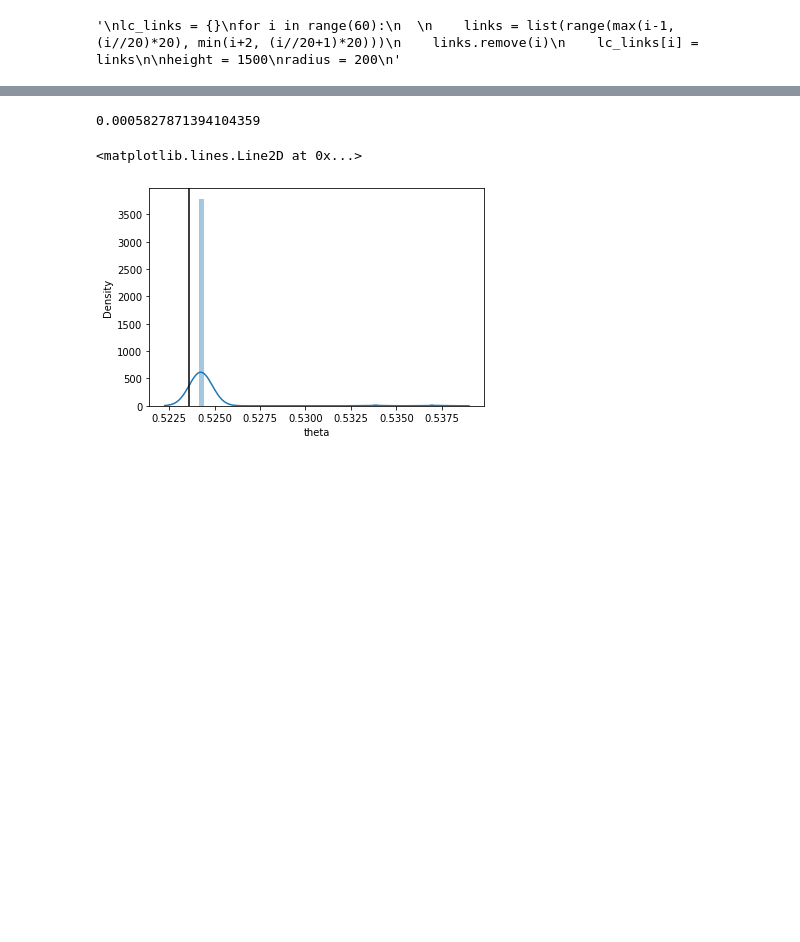
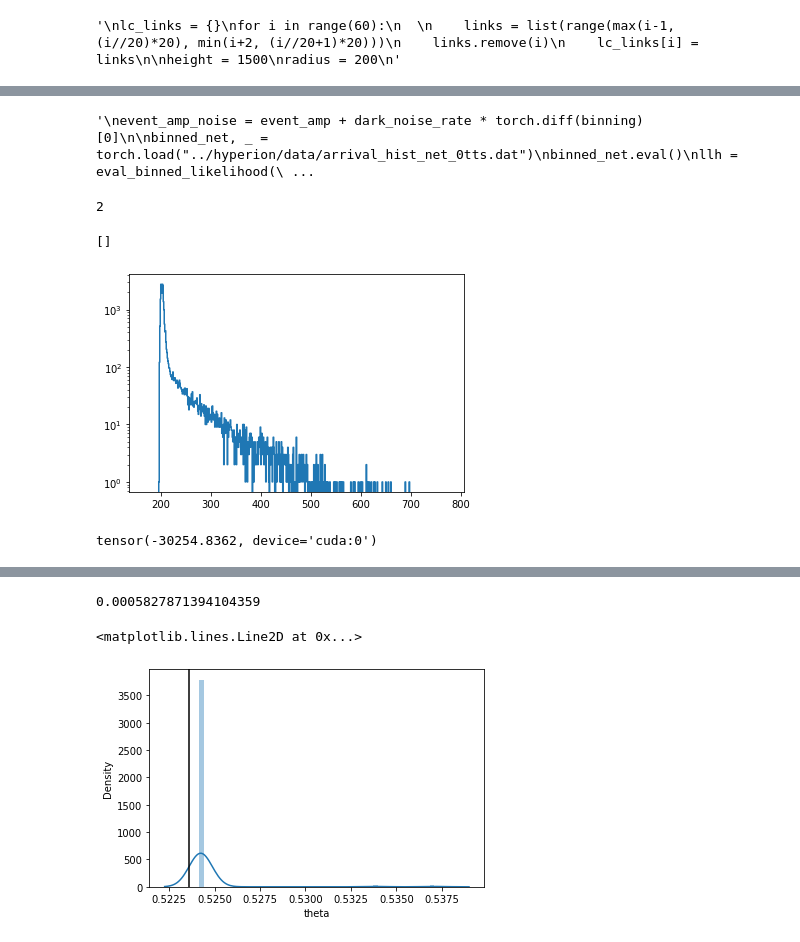
Before and after one commit to pone-software/hyperion, a Jupyter notebook: eval_nn_tres_param.ipynb, the cells around one changed output, grey strips where cells are left out. Saved outputs shown, nothing was run; the diff lists cells and outputs as text; code cells hidden in the pictures; blank space fills up the shorter version.

```diff
--- a/eval_nn_tres_param.ipynb
+++ b/eval_nn_tres_param.ipynb
@@ -285,0 +491,50 @@ t0_gen_t = torch.tensor(t0_gen, device=device, dtype=torch.float)
+# %%
+amp_gen_func = make_generate_bin_amplitudes_nn("../hyperion/data/arrival_hist_net_0tts.dat")
+#binning = binning.to(device)
+#generate_cascade_amplitudes = make_generate_cascade_amplitudes(amp_gen_func)
+
+event_data = {"t0": t0_gen, "theta": theta, "phi": phi, "pos": pos, "energy": energy_gen, "pid": 11}
+
+event, record = generate_cascade(
+    det, event_data["pos"], event_data["t0"], event_dir, energy=event_data["energy"], particle_id=event_data["pid"], pprop_func=amp_gen_func)
+
+event_amp, event_tshift = event
+
+"""
+event_amp_noise = event_amp + dark_noise_rate * torch.diff(binning)[0]
+
+binned_net, _ = torch.load("../hyperion/data/arrival_hist_net_0tts.dat")
+binned_net.eval()
+llh = eval_binned_likelihood(
+    binned_net, binning, event, energy_gen_et, pos_t, theta_t, phi_t, t0_gen_t, module_positions
+)
+"""
+# %% [output]
+'\nevent_amp_noise = event_amp + dark_noise_rate * torch.diff(binning)[0]\n\nbinned_net, _ = torch.load("../hyperion/data/arrival_hist_net_0tts.dat")\nbinned_net.eval()\nllh = eval_binned_likelihood(\ ...
+# %%
+print(len(event_amp[3]))
+# %% [output]
+2
+# %%
+plt.step(event_amp[30][1].detach().cpu(), np.append(event_amp[30][0].detach().cpu(), event_amp[30][0].detach().cpu()[-1]), where="post")
+plt.semilogy()
+#plt.xlim(20, 100)
+# %% [output]
+[]
+[figure, added]
+# %%
+ttt = torch.tensor(21.0, requires_grad=True, device=device)
+llh = eval_binned_likelihood(
+    binned_net, binning, event, energy_gen_et, pos_t, theta_t, phi_t, ttt, module_positions
+)
+llh.backward()
+ttt.grad
+
+ttt = torch.tensor(21.5, requires_grad=True, device=device)
+llh = eval_binned_likelihood(
+    binned_net, binning, event, energy_gen_et, pos_t, theta_t, phi_t, ttt, module_positions
+)
+llh.backward()
+ttt.grad
+# %% [output]
+tensor(-30254.8362, device='cuda:0')
```
Also changed, not shown: parts of 49 cells of this notebook, 9 other files.
